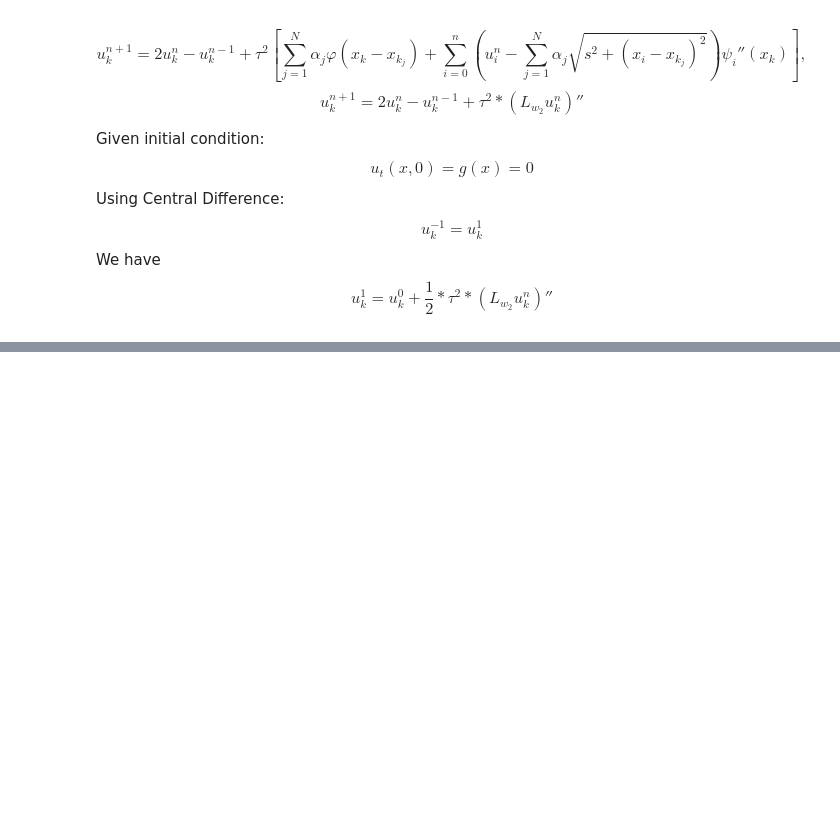
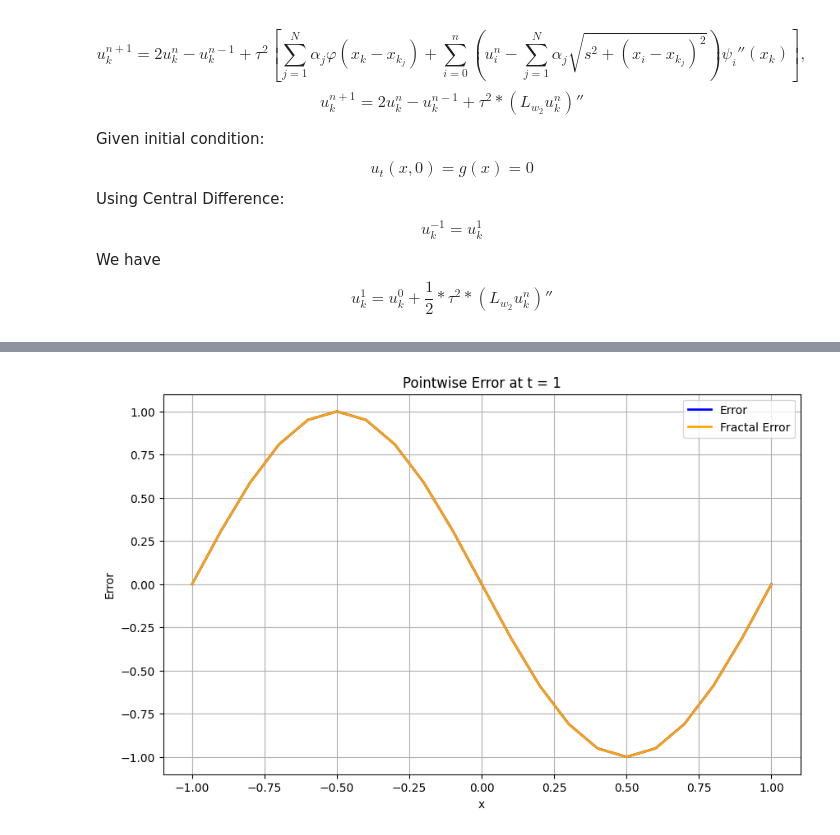
Before and after one commit to amar-at-iitm/fractals_in_python, a Jupyter notebook: PDE_Modeling/fractal_SG_example_1.ipynb, the cells around one changed output, grey strips where cells are left out. Saved outputs shown, nothing was run; the diff lists cells and outputs as text; code cells hidden in the pictures; blank space fills up the shorter version.

```diff
--- a/PDE_Modeling/fractal_SG_example_1.ipynb
+++ b/PDE_Modeling/fractal_SG_example_1.ipynb
@@ -358,0 +261,12 @@ plt.show()
+# %%
+plt.figure(figsize=(10, 6))
+plt.plot(x, u_num, label="Error", color="blue", linewidth=2)
+plt.plot(x, f_u_num, label="Fractal Error", color="orange", linewidth=2)
+plt.xlabel("x")
+plt.ylabel("Error")
+plt.title(f"Pointwise Error at t = {T}")
+plt.grid(True)
+plt.legend()
+plt.show()
+# %% [output]
+[figure, added]
```
Also changed, not shown: parts of 11 cells of this notebook.
